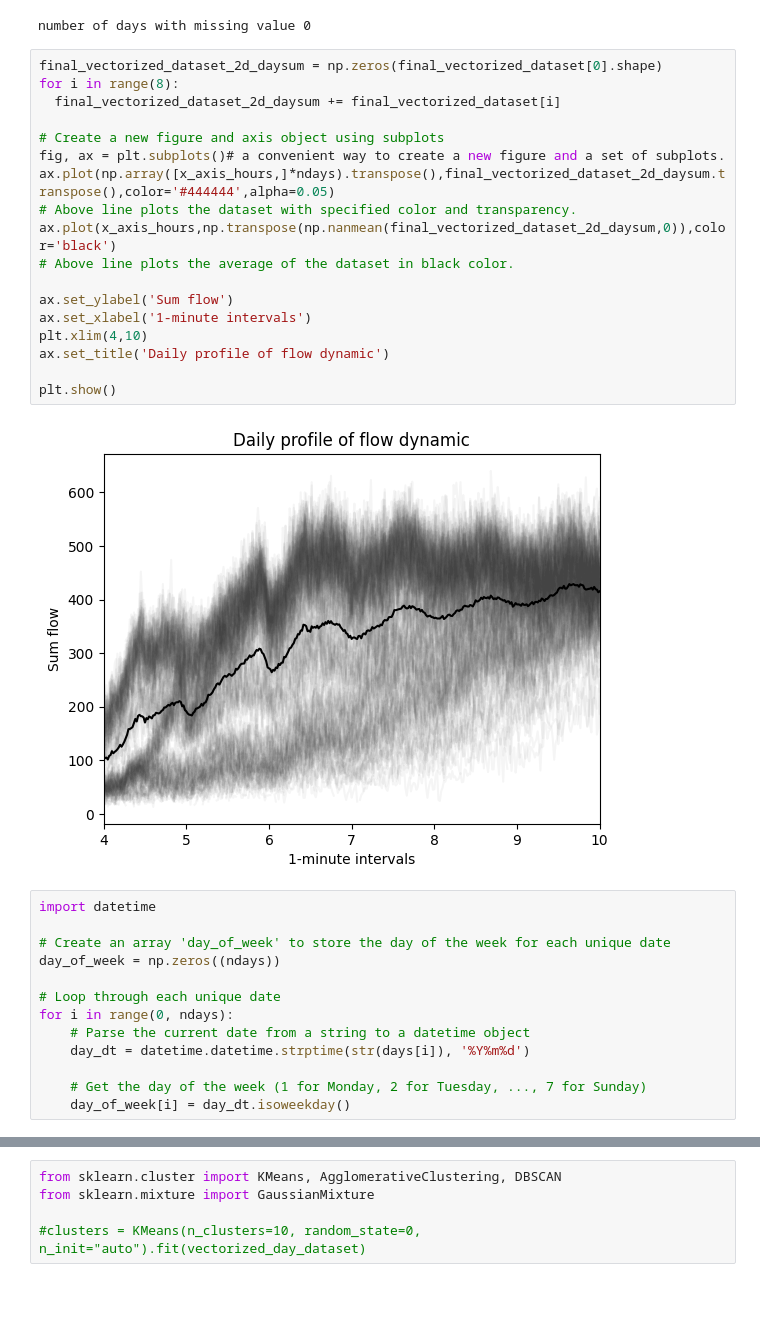
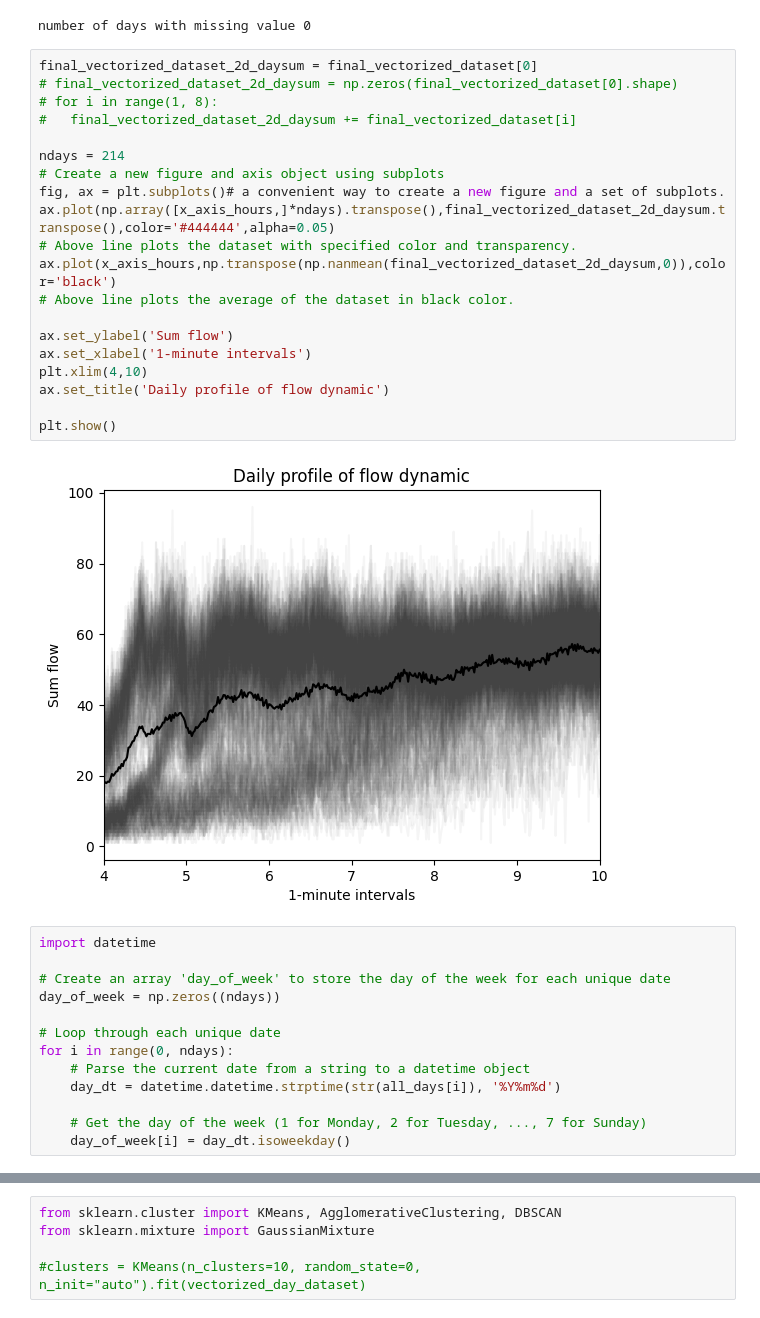
Before and after one commit to HR0262/AI-in-transportation-assignments, a Jupyter notebook: project/projectcodexgblstm.ipynb, the cells around one changed output, grey strips where cells are left out. Cells and saved outputs as stored; diff of their text form.

```diff
--- a/project/projectcodexgblstm.ipynb
+++ b/project/projectcodexgblstm.ipynb
@@ -422,25 +404,27 @@ print('number of days with missing value',np.size(np.where(nans_per_day > 0),1))
 # %% [output]
 number of days with missing value 0
 # %%
-final_vectorized_dataset_2d_daysum = np.zeros(final_vectorized_dataset[0].shape)
-for i in range(8):
-  final_vectorized_dataset_2d_daysum += final_vectorized_dataset[i]
+final_vectorized_dataset_2d_daysum = final_vectorized_dataset[0]
+# final_vectorized_dataset_2d_daysum = np.zeros(final_vectorized_dataset[0].shape)
+# for i in range(1, 8):
+#   final_vectorized_dataset_2d_daysum += final_vectorized_dataset[i]
 
+ndays = 214
 # Create a new figure and axis object using subplots
 fig, ax = plt.subplots()# a convenient way to create a new figure and a set of subplots.
 ax.plot(np.array([x_axis_hours,]*ndays).transpose(),final_vectorized_dataset_2d_daysum.transpose(),color='#444444',alpha=0.05)
 # Above line plots the dataset with specified color and transparency.
 ax.plot(x_axis_hours,np.transpose(np.nanmean(final_vectorized_dataset_2d_daysum,0)),color='black')
 # Above line plots the average of the dataset in black color.
 
 ax.set_ylabel('Sum flow')
 ax.set_xlabel('1-minute intervals')
 plt.xlim(4,10)
 ax.set_title('Daily profile of flow dynamic')
 
 plt.show()
 # %% [output]
-[figure, old version]
+[figure, new version]
 # %%
 import datetime
 
@@ -450,7 +434,7 @@ day_of_week = np.zeros((ndays))
 # Loop through each unique date
 for i in range(0, ndays):
     # Parse the current date from a string to a datetime object
-    day_dt = datetime.datetime.strptime(str(days[i]), '%Y%m%d')
+    day_dt = datetime.datetime.strptime(str(all_days[i]), '%Y%m%d')
 
     # Get the day of the week (1 for Monday, 2 for Tuesday, ..., 7 for Sunday)
     day_of_week[i] = day_dt.isoweekday()
```
Also changed, not shown: parts of 24 cells of this notebook.
